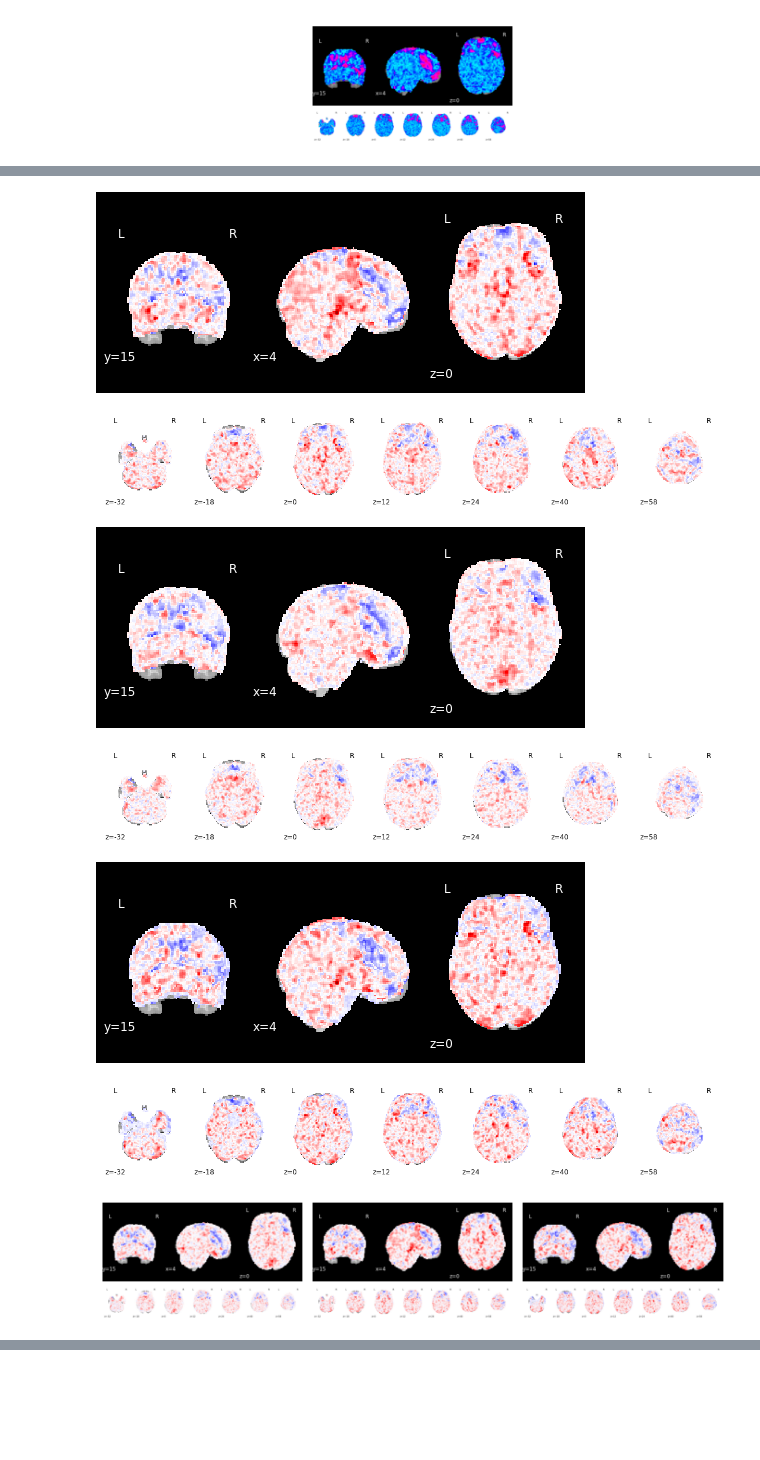
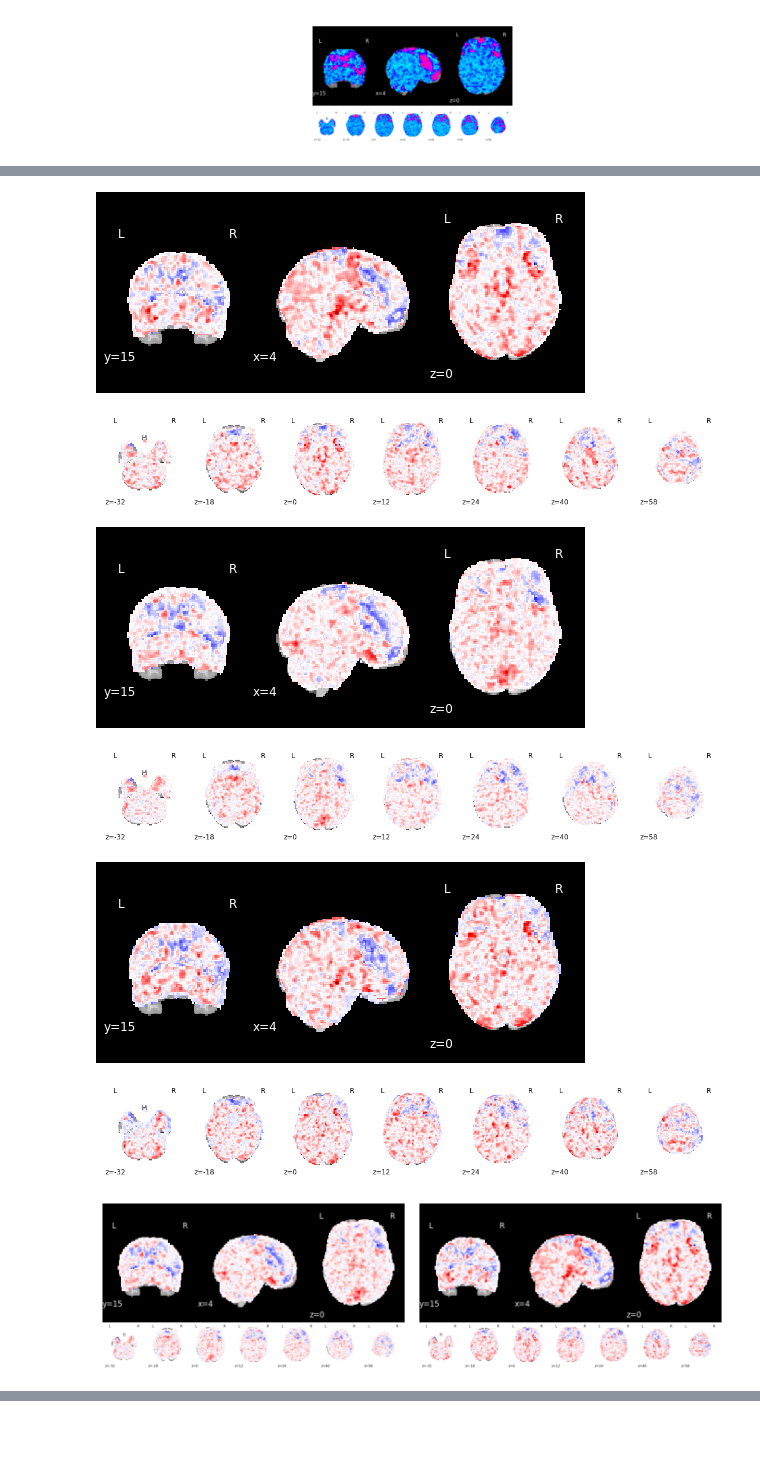
Before and after one commit to yohanchatelain/fuzzy-neurotools, a Jupyter notebook: plot-bt-wt-std.ipynb, the cells around one changed output, grey strips where cells are left out. Drawn from its saved outputs; the diff is of its cells as text; code cells hidden in the pictures; blank space fills up the shorter version.

Commit message:
Update figures

```diff
--- a/plot-bt-wt-std.ipynb
+++ b/plot-bt-wt-std.ipynb
@@ -103,6 +103,24 @@ def make_row_of_tools(path_, pre_, ext_, out_):
 
     plt.savefig(out_, bbox_inches='tight', format='png', dpi=600, facecolor='white', transparent=False)
 
+def make_2row_of_tools(path_, pre_, ext_, out_):
+    fig, ax = plt.subplots(nrows=2,ncols=2,figsize=(12, 33), gridspec_kw={'height_ratios': [2.6, 1]})
+    plt.subplots_adjust(wspace=.05, top=0.2, hspace=0.0)
+    for i, pair_ in enumerate(["fsl-spm", "fsl-afni"]):
+        img_z = '{}{}{}-{}-z.png'.format(path_, pre_, pair_, ext_)
+        img_ortho = '{}{}{}-{}-ortho.png'.format(path_, pre_, pair_, ext_)
+        img_z = Image.open(img_z)
+        img_ortho = Image.open(img_ortho)
+
+        #if title == True:
+        #    ax[0][i].set_title(pair_.upper(), pad=20)
+        ax[0][i].imshow(img_ortho)
+        ax[0][i].axis('off')
+        ax[1][i].imshow(img_z)
+        ax[1][i].axis('off')
+
+    plt.savefig(out_, bbox_inches='tight', format='png', dpi=600, facecolor='white', transparent=False)
+
 
 def make_complete_fig(path_, pre_, ext_, out_, hspace_=0.0):
     fig, ax = plt.subplots(nrows=3,ncols=1,figsize=(24, 16))
@@ -288,31 +306,32 @@ plt.savefig("./paper/figures/plots/fin/p{}-wt-unthresh.png".format(p_min), bbox_
 [figure]
 [figure]
 # %%
+
 for type_ in ['unthresh']:
     for pair_ in ['fsl-spm', 'fsl-afni', 'afni-spm']:
         img1_ = nib.load('./data/std/{}-{}-std.nii.gz'.format(pair_, type_))
         img2_ = nib.load('./data/std/FL-FSL/p{}_fsl_unthresh_std.nii.gz'.format(p_min))
         if img1_.shape != img2_.shape:
             img1_ = resample_from_to(img1_, img2_, order=0)
         img1_data = np.nan_to_num(img1_.get_fdata())
         img2_data = np.nan_to_num(img2_.get_fdata())
         diff_ = img1_data - img2_data
         nft_img = nib.Nifti1Image(diff_, img1_.affine, header=img1_.header)
         nib.save(nft_img, os.path.join('./data/std/', 'p{}-btMwt-{}-{}.nii.gz'.format(p_min, pair_, type_)))
 
 make_z_ortho_plots('./data/std/p{}-'.format(p_min), 'btMwt-', 'unthresh',
                    './paper/figures/plots/p{}-btMwt-'.format(p_min),
                    'seismic', cut_coord_, z_coords, max_diff, clbar)
 
-make_row_of_tools('./paper/figures/plots/p{}-'.format(p_min), 'btMwt-', 'unthresh',
+make_2row_of_tools('./paper/figures/plots/p{}-'.format(p_min), 'btMwt-', 'unthresh',
                   './paper/figures/plots/fin/p{}-btMwt-unthresh.png'.format(p_min))
 # %% [output]
 <Figure size 1080x576 with 0 Axes>
 [figure]
 [figure]
 [figure]
 [figure]
 [figure]
 [figure]
-[figure, old version]
+[figure, new version]
 # %%
```
Also changed, not shown: parts of 1 cell of this notebook, 9 other files.
